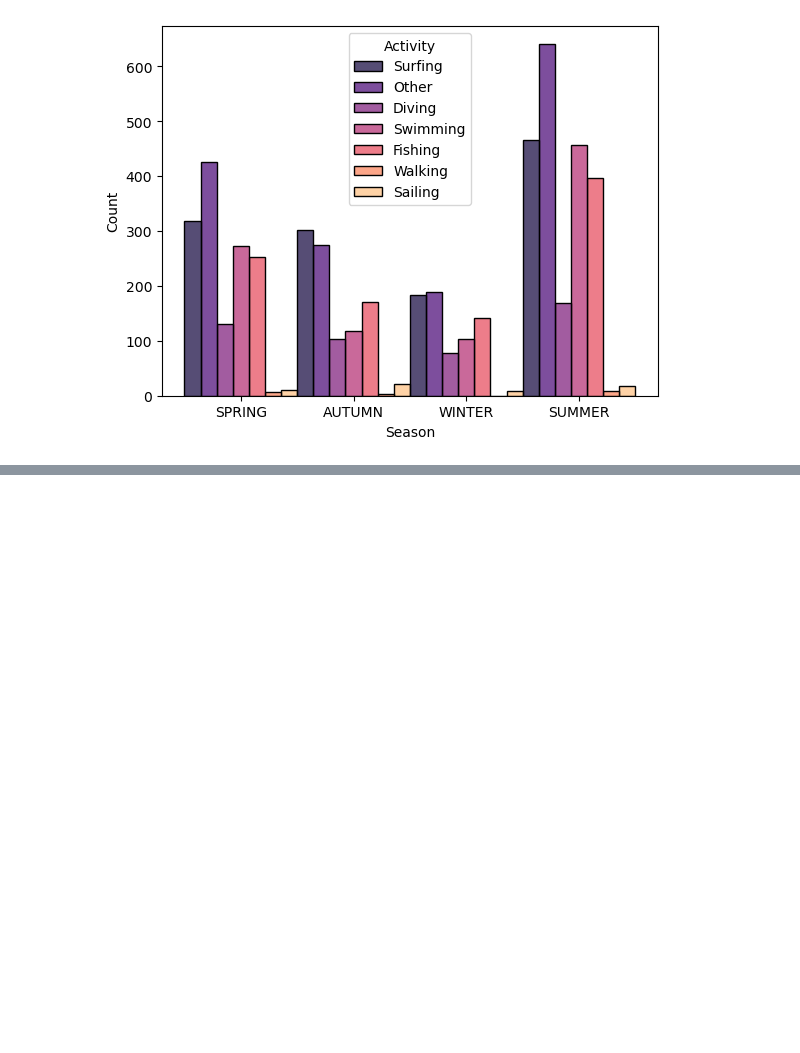
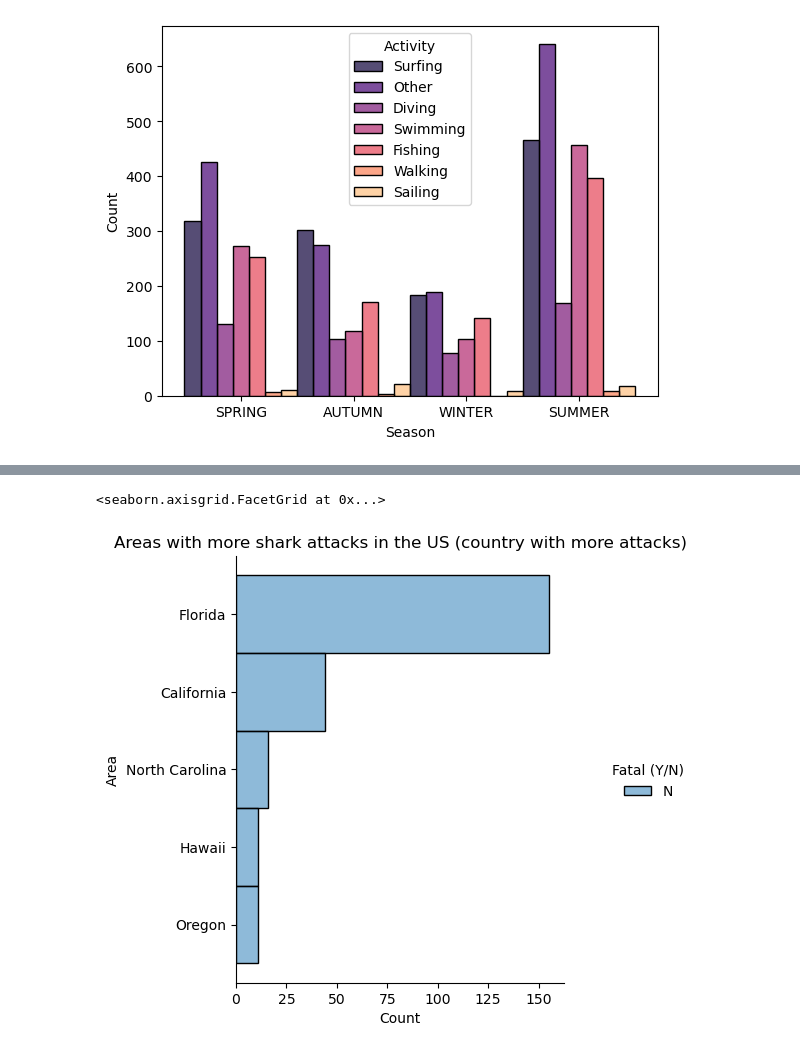
Before and after one commit to bernatbellmunt/ironh_project1, a Jupyter notebook: clean.ipynb, the cells around one changed output, grey strips where cells are left out. Drawn from its saved outputs; the diff is of its cells as text; code cells hidden in the pictures; blank space fills up the shorter version.

```diff
--- a/clean.ipynb
+++ b/clean.ipynb
@@ -429,0 +428,10 @@ sns.histplot(df, x="Year", hue="Sex")
+# %%
+
+df_surfer_summer_usa = df_surfer_summer[df_surfer_summer ["Country"] == "USA"]
+
+df_surfer_summer_usa = df_surfer_summer_usa[df_surfer_summer_usa.groupby("Area").Area.transform("count")>10]
+
+sns.displot(df_surfer_summer_usa, y="Area", hue= "Fatal (Y/N)").set(title='Areas with more shark attacks in the USA (country with more attacks)')
+# %% [output]
+<seaborn.axisgrid.FacetGrid at 0x...>
+[figure, added]
```
Also changed, not shown: parts of 12 cells of this notebook, 1 other file.
